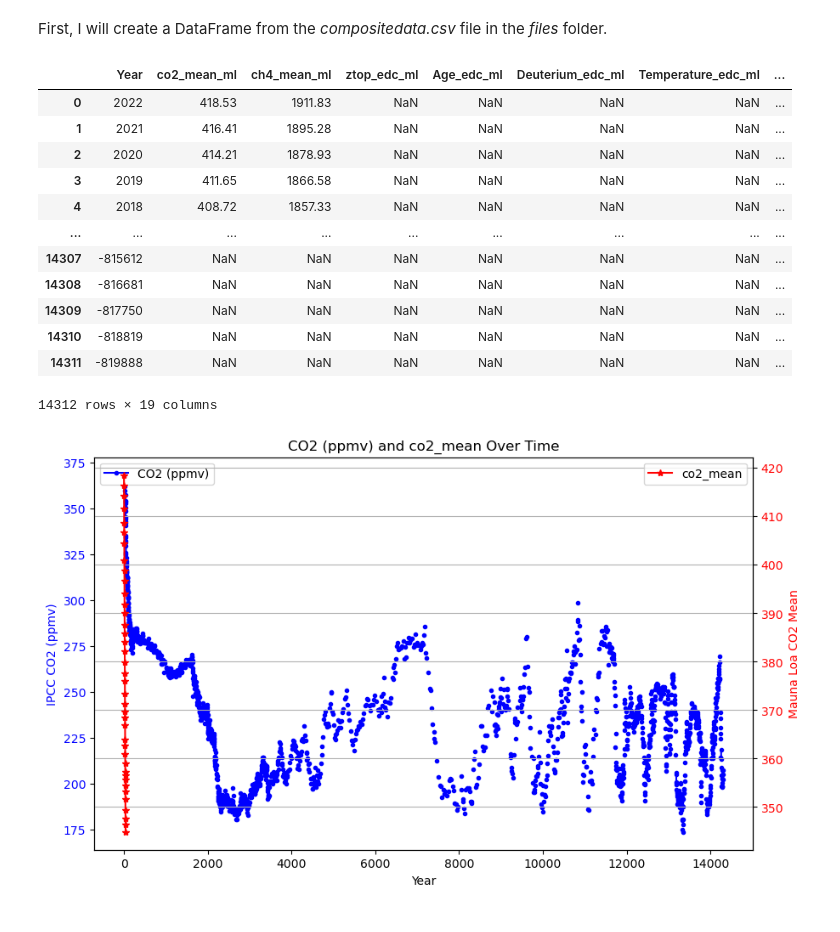
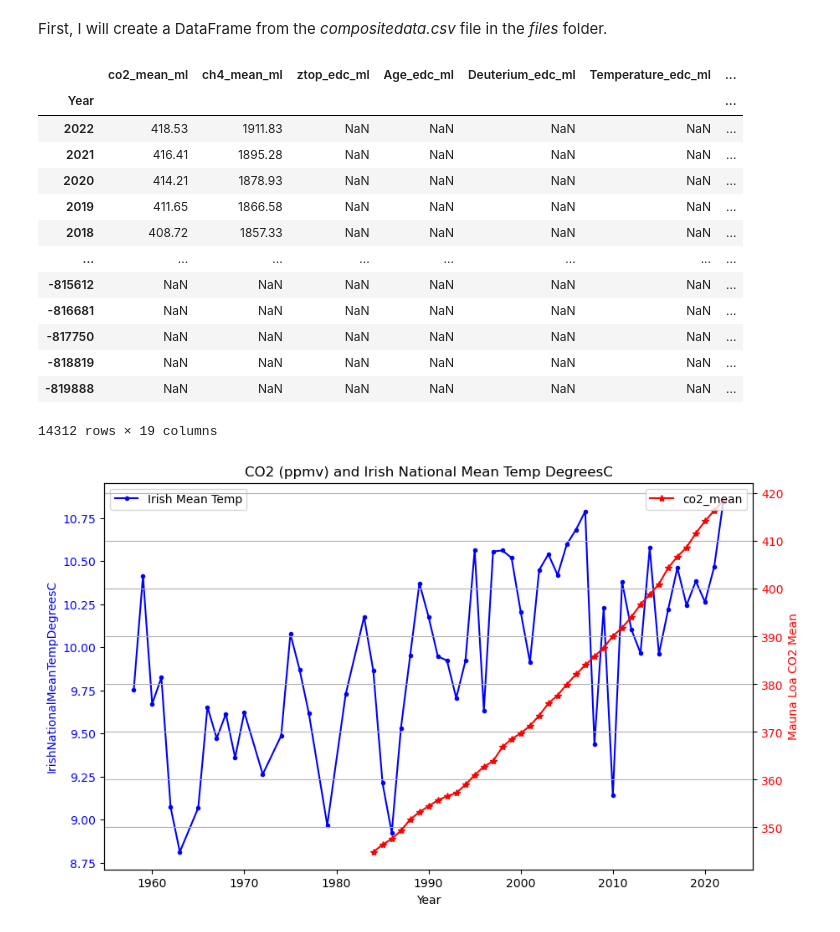
Before and after one commit to turps-pc90/PfDA_ClimateProject, a Jupyter notebook: project.ipynb, the cells around one changed output. Drawn from its saved outputs; the diff is of its cells as text; code cells hidden in the pictures.

Commit message:
Plotted Irish MeanTemp, CH4 and CO2. Also created correlation matrix

```diff
--- a/project.ipynb
+++ b/project.ipynb
@@ -648,43 +649,47 @@ First, I will create a DataFrame from the *compositedata.csv* file in the *files
 # %%
 # Creating 'composite' DataFrame
 composite = pd.read_csv('files/compositedata.csv')
+
+# Set 'Year' column as the index
+composite.set_index('Year', inplace=True)
 # %%
 composite
 # %% [output]
-|  | Year | co2_mean_ml | ch4_mean_ml | ztop_edc_ml | Age_edc_ml | Deuterium_edc_ml | Temperature_edc_ml | ... |
-| 0 | 2022 | 418.53 | 1911.83 | NaN | NaN | NaN | NaN | ... |
-| 1 | 2021 | 416.41 | 1895.28 | NaN | NaN | NaN | NaN | ... |
-| 2 | 2020 | 414.21 | 1878.93 | NaN | NaN | NaN | NaN | ... |
-| 3 | 2019 | 411.65 | 1866.58 | NaN | NaN | NaN | NaN | ... |
-| 4 | 2018 | 408.72 | 1857.33 | NaN | NaN | NaN | NaN | ... |
-| ... | ... | ... | ... | ... | ... | ... | ... | ... |
-| 14307 | -815612 | NaN | NaN | NaN | NaN | NaN | NaN | ... |
-| 14308 | -816681 | NaN | NaN | NaN | NaN | NaN | NaN | ... |
-| 14309 | -817750 | NaN | NaN | NaN | NaN | NaN | NaN | ... |
-| 14310 | -818819 | NaN | NaN | NaN | NaN | NaN | NaN | ... |
-| 14311 | -819888 | NaN | NaN | NaN | NaN | NaN | NaN | ... |
+|  | co2_mean_ml | ch4_mean_ml | ztop_edc_ml | Age_edc_ml | Deuterium_edc_ml | Temperature_edc_ml | ... |
+| Year |  |  |  |  |  |  | ... |
+| 2022 | 418.53 | 1911.83 | NaN | NaN | NaN | NaN | ... |
+| 2021 | 416.41 | 1895.28 | NaN | NaN | NaN | NaN | ... |
+| 2020 | 414.21 | 1878.93 | NaN | NaN | NaN | NaN | ... |
+| 2019 | 411.65 | 1866.58 | NaN | NaN | NaN | NaN | ... |
+| 2018 | 408.72 | 1857.33 | NaN | NaN | NaN | NaN | ... |
+| ... | ... | ... | ... | ... | ... | ... | ... |
+| -815612 | NaN | NaN | NaN | NaN | NaN | NaN | ... |
+| -816681 | NaN | NaN | NaN | NaN | NaN | NaN | ... |
+| -817750 | NaN | NaN | NaN | NaN | NaN | NaN | ... |
+| -818819 | NaN | NaN | NaN | NaN | NaN | NaN | ... |
+| -819888 | NaN | NaN | NaN | NaN | NaN | NaN | ... |
 14312 rows × 19 columns
 # %%
 # First Attempt At Plotting
 fig, ax1 = plt.subplots(figsize=(10, 6))
 
 # Plot on the first y-axis
-ax1.plot(composite.index, composite['CO2 (ppmv)_ipcc_ml'], label='CO2 (ppmv)', marker='.', color='blue')
+ax1.plot(composite.index, composite['IrishNationalMeanTempDegreesC'], label='Irish Mean Temp', marker='.', color='blue')
 ax1.set_xlabel('Year')
-ax1.set_ylabel('IPCC CO2 (ppmv)', color='blue')
+ax1.set_ylabel('IrishNationalMeanTempDegreesC', color='blue')
 ax1.tick_params(axis='y', labelcolor='blue')
 ax1.legend(loc='upper left')
 
 # Create a second y-axis
 ax2 = ax1.twinx()
 ax2.plot(composite.index, composite['co2_mean_ml'], label='co2_mean', marker='*', color='red')
 ax2.set_ylabel('Mauna Loa CO2 Mean', color='red')
 ax2.tick_params(axis='y', labelcolor='red')
 ax2.legend(loc='upper right')
 
 # Set title of plot and show it
-plt.title('CO2 (ppmv) and co2_mean Over Time')
+plt.title('CO2 (ppmv) and Irish National Mean Temp DegreesC')
 plt.grid(True)
 plt.show()
 # %% [output]
-[figure, old version]
+[figure, new version]
```
Also changed, not shown: parts of 6 cells of this notebook.
